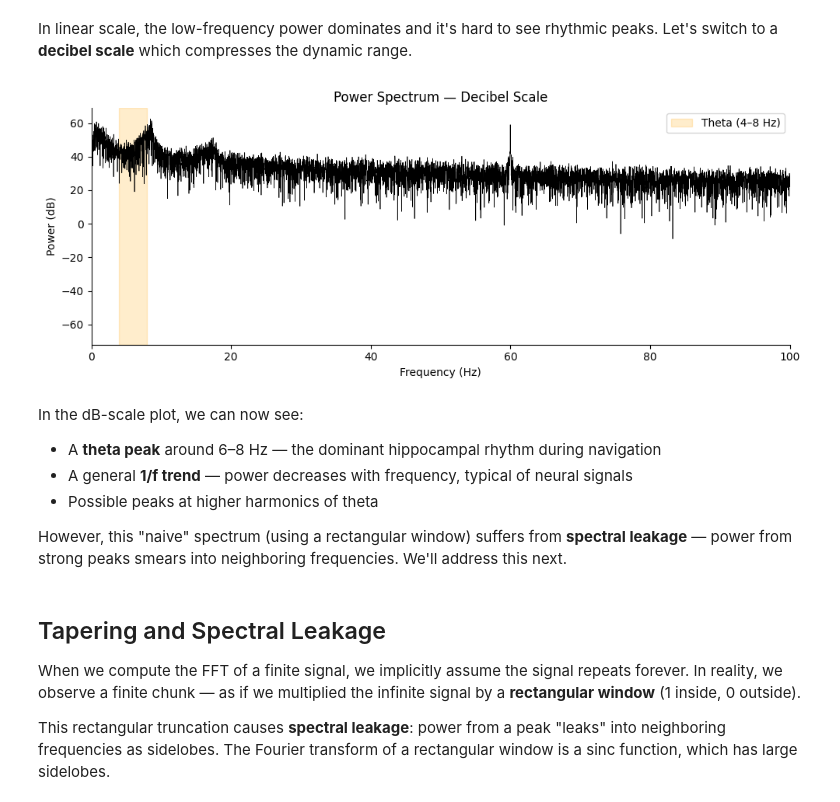
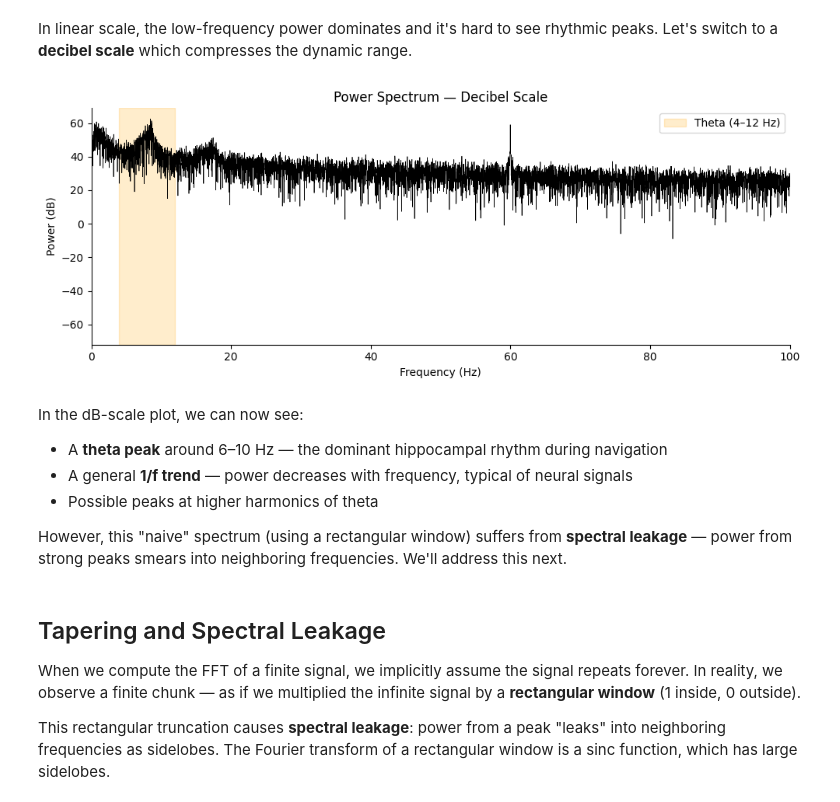
Before and after one commit to edeno/ncbs-neural-circuits-navigation, a Jupyter notebook: notebooks/03a-spectral-lfp.ipynb, the cells around one changed output. Cells and saved outputs as stored; diff of their text form; code cells hidden in the pictures.

```diff
--- a/notebooks/03a-spectral-lfp.ipynb
+++ b/notebooks/03a-spectral-lfp.ipynb
@@ -486,28 +486,28 @@ dynamic range.
 # %%
 # Plot in decibel scale — reveals structure across frequencies
 power_db = 10 * np.log10(power_lfp_pos)
 
 fig, ax = plt.subplots(figsize=(10, 4))
 ax.plot(freqs_lfp_pos, power_db, color="black", linewidth=0.5)
 
-# Annotate the theta band (4-8 Hz)
-ax.axvspan(4, 8, alpha=0.2, color="orange", label="Theta (4–8 Hz)")
+# Annotate the theta band (4-12 Hz)
+ax.axvspan(4, 12, alpha=0.2, color="orange", label="Theta (4–12 Hz)")
 
 ax.set(
     xlabel="Frequency (Hz)",
     ylabel="Power (dB)",
     title="Power Spectrum — Decibel Scale",
     xlim=(0, 100),
 )
 ax.legend()
 ax.spines[["top", "right"]].set_visible(False)
 plt.tight_layout()
 # %% [output]
-[figure, old version]
+[figure, new version]
 # %% [markdown]
 In the dB-scale plot, we can now see:
 
-- A **theta peak** around 6–8 Hz — the dominant hippocampal rhythm during navigation
+- A **theta peak** around 6–10 Hz — the dominant hippocampal rhythm during navigation
 - A general **1/f trend** — power decreases with frequency, typical of neural signals
 - Possible peaks at higher harmonics of theta
 
```
Also changed, not shown: parts of 9 cells of this notebook, 1 other file.
